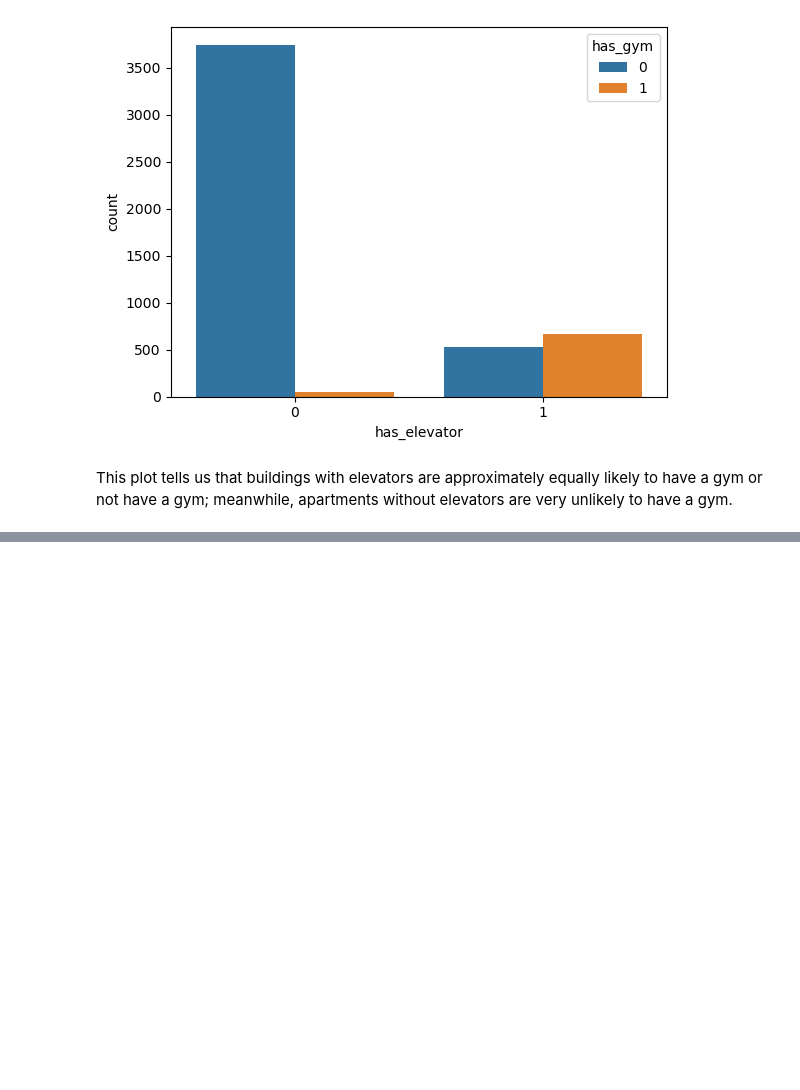
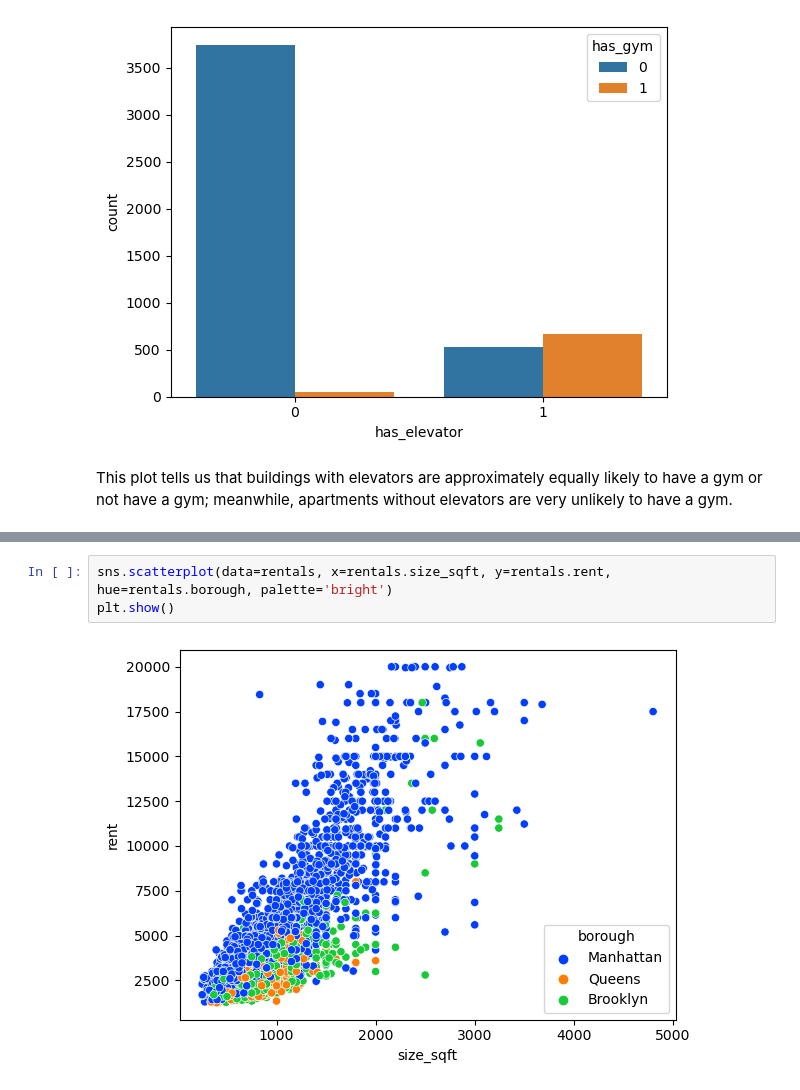
Before and after one commit to oldoc63/learningDS, a Jupyter notebook: exploreByVisual/exploreByVis.ipynb, the cells around one changed output, grey strips where cells are left out. Saved outputs shown, nothing was run; the diff lists cells and outputs as text; blank space fills up the shorter version.

Commit message:
Explore by Visual: Multivariate analysis #508

```diff
--- a/exploreByVisual/exploreByVis.ipynb
+++ b/exploreByVisual/exploreByVis.ipynb
@@ -149,0 +153,5 @@ This plot tells us that buildings with elevators are approximately equally likel
+# %%
+sns.scatterplot(data=rentals, x=rentals.size_sqft, y=rentals.rent, hue=rentals.borough, palette='bright')
+plt.show()
+# %% [output]
+[figure, added]
```
Also changed, not shown: parts of 6 cells of this notebook.
